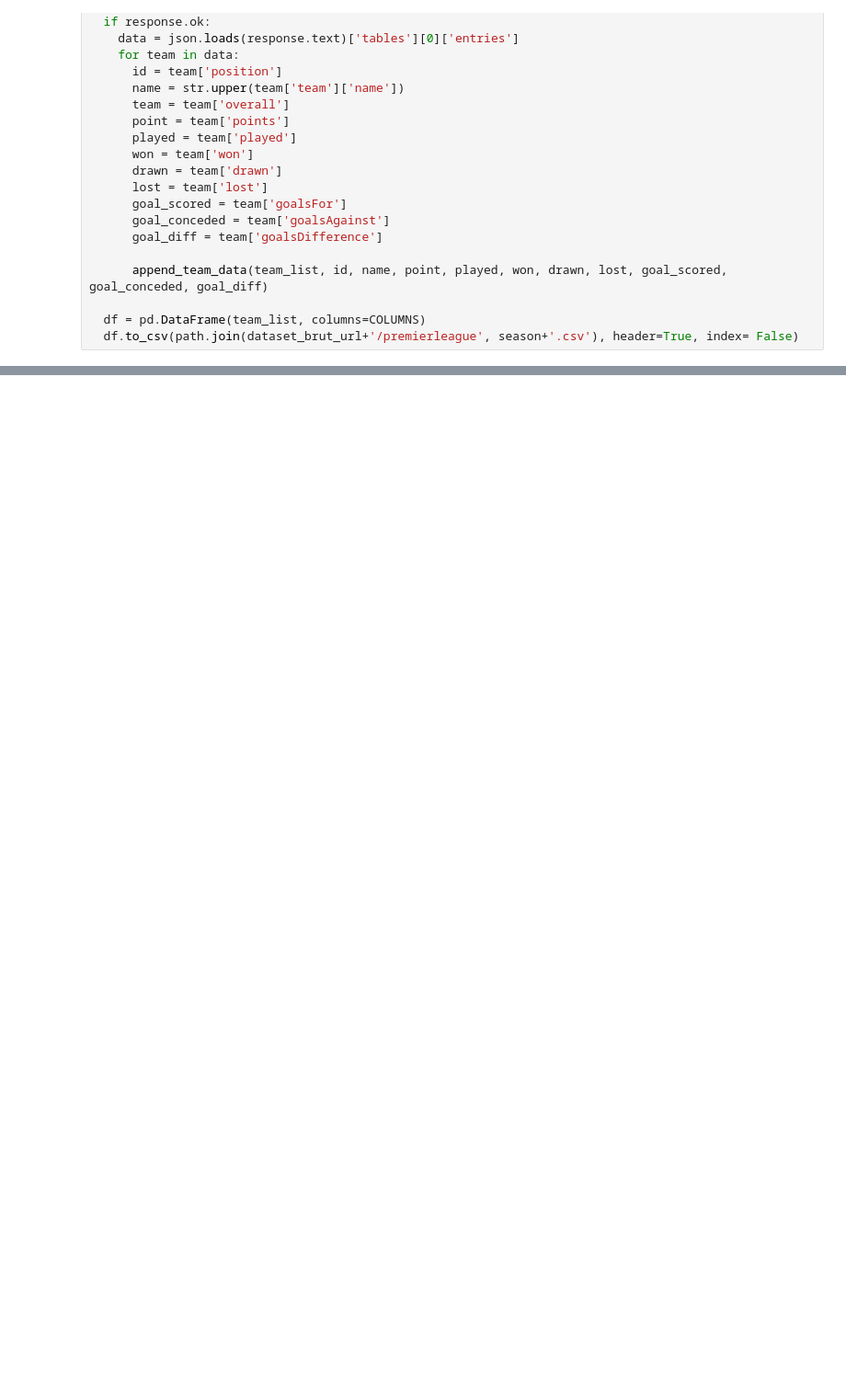
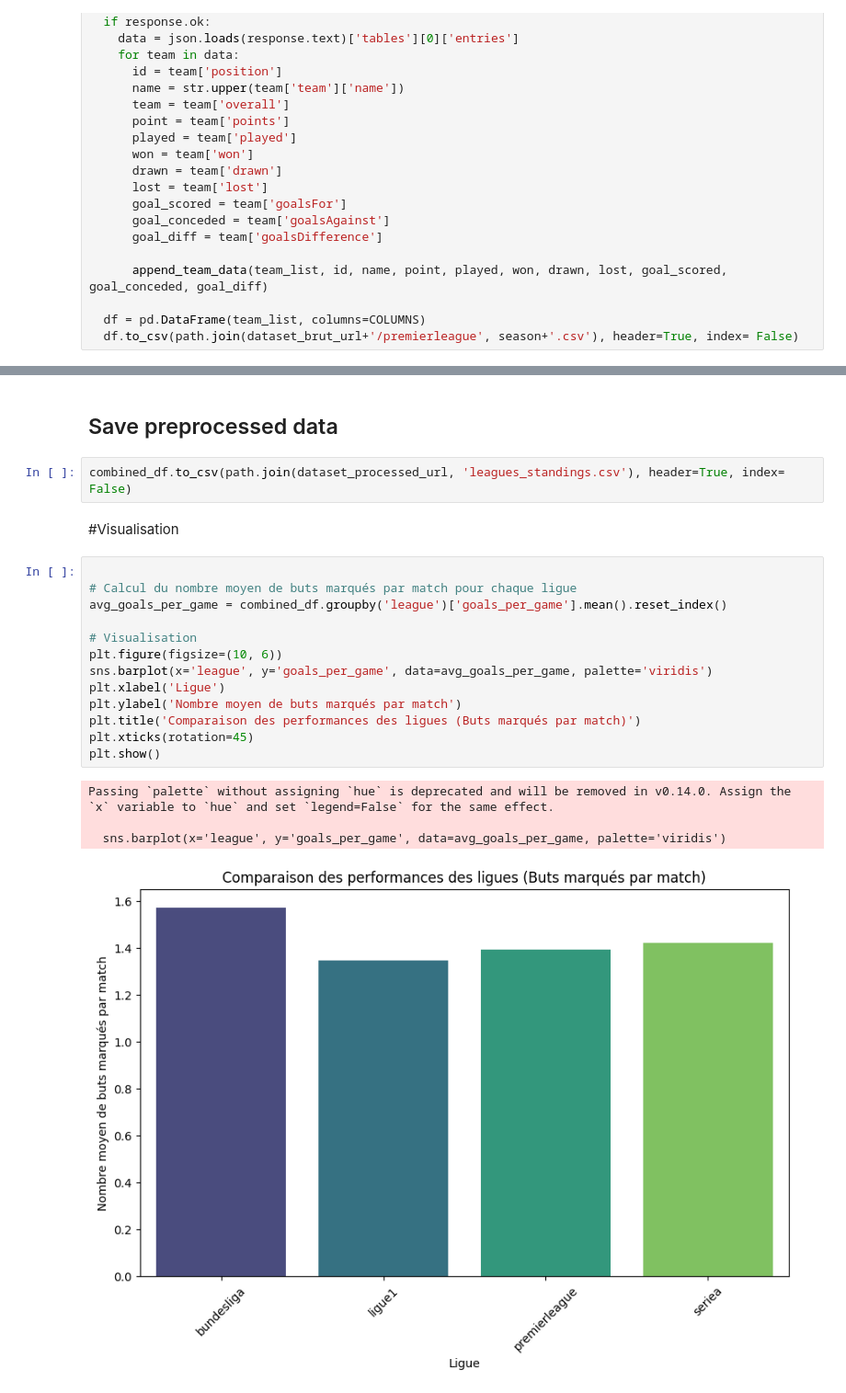
Before and after one commit to takkamdarios/Best_EU_League, a Jupyter notebook: best_eu_league.ipynb, the cells around one changed output, grey strips where cells are left out. Shown at 92% size. Saved outputs shown, nothing was run; the diff lists cells and outputs as text; blank space fills up the shorter version.

```diff
--- a/best_eu_league.ipynb
+++ b/best_eu_league.ipynb
@@ -207,0 +285,24 @@ for season, param in seasons.items():
+# %% [markdown]
+## Save preprocessed data
+# %%
+combined_df.to_csv(path.join(dataset_processed_url, 'leagues_standings.csv'), header=True, index= False)
+# %% [markdown]
+#Visualisation
+# %%
+
+# Calcul du nombre moyen de buts marqués par match pour chaque ligue
+avg_goals_per_game = combined_df.groupby('league')['goals_per_game'].mean().reset_index()
+
+# Visualisation
+plt.figure(figsize=(10, 6))
+sns.barplot(x='league', y='goals_per_game', data=avg_goals_per_game, palette='viridis')
+plt.xlabel('Ligue')
+plt.ylabel('Nombre moyen de buts marqués par match')
+plt.title('Comparaison des performances des ligues (Buts marqués par match)')
+plt.xticks(rotation=45)
+plt.show()
+# %% [output]
+Passing `palette` without assigning `hue` is deprecated and will be removed in v0.14.0. Assign the `x` variable to `hue` and set `legend=False` for the same effect.
+
+  sns.barplot(x='league', y='goals_per_game', data=avg_goals_per_game, palette='viridis')
+[figure, added]
```
Also changed, not shown: parts of 24 cells of this notebook, 6 other files.
